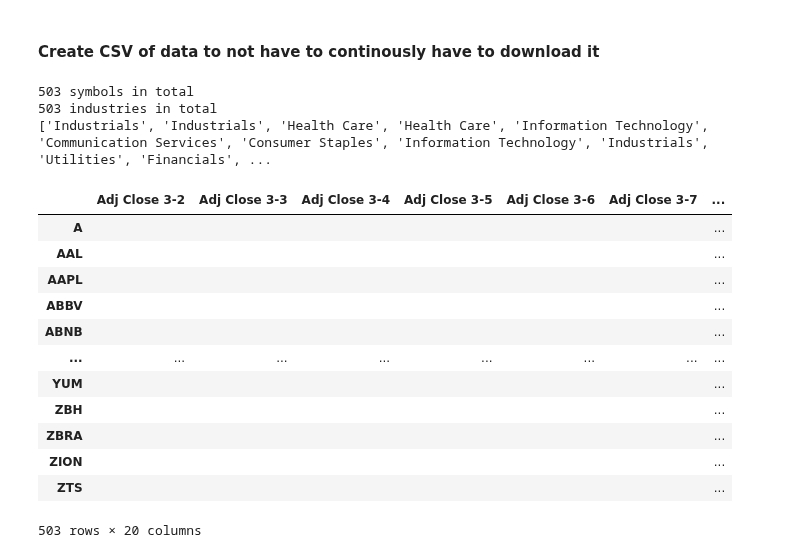
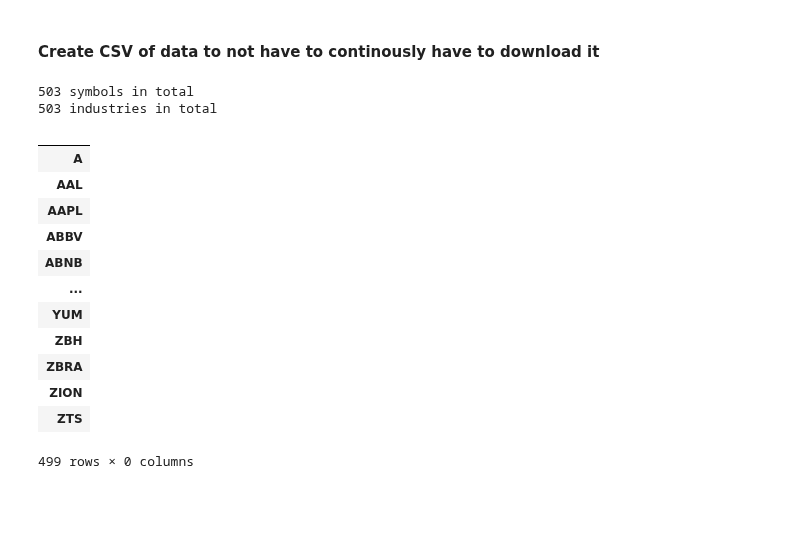
Before and after one commit to ktongk/BTT-JPMC-1, a Jupyter notebook: Anna/fresh.ipynb, the cells around one changed output. Saved outputs shown, nothing was run; the diff lists cells and outputs as text; code cells hidden in the pictures; blank space fills up the shorter version.

```diff
--- a/Anna/fresh.ipynb
+++ b/Anna/fresh.ipynb
@@ -33,9 +34,8 @@ for pair in symbols_industries:
 
 print("{} symbols in total".format(len(symbols)))
 print("{} industries in total".format(len(industries)))
-print(industries)
+#print(industries)
 # %% [output]
 503 symbols in total
 503 industries in total
-['Industrials', 'Industrials', 'Health Care', 'Health Care', 'Information Technology', 'Communication Services', 'Consumer Staples', 'Information Technology', 'Industrials', 'Utilities', 'Financials', ...
 # %%
@@ -46,25 +45,33 @@ os.makedirs(data_dir, exist_ok=True)
 # %%
 df_create = pd.DataFrame()
 company_names = sorted(symbols)
+company_names.remove('BF.B')
+company_names.remove('BRK.B')
+company_names.remove('KVUE')
+company_names.remove('VLTO')
+
+a = len(company_names)
+
 df_create.index = company_names
 days = []
-for i in range(2,22):
-    days.append("Adj Close 3-" + str(i))
+#for i in range(2,22):
+    #days.append("Adj Close 3-" + str(i))
 
-for day in days:
-    df_create[day] = 503 * ['']
+#for day in days:
+    #df_create[day] = a * ['']
 df_create
+#BF.B, BRK.B, KVUE, VLTO'
 # %% [output]
-|  | Adj Close 3-2 | Adj Close 3-3 | Adj Close 3-4 | Adj Close 3-5 | Adj Close 3-6 | Adj Close 3-7 | ... |
-| A |  |  |  |  |  |  | ... |
-| AAL |  |  |  |  |  |  | ... |
-| AAPL |  |  |  |  |  |  | ... |
-| ABBV |  |  |  |  |  |  | ... |
-| ABNB |  |  |  |  |  |  | ... |
-| ... | ... | ... | ... | ... | ... | ... | ... |
-| YUM |  |  |  |  |  |  | ... |
-| ZBH |  |  |  |  |  |  | ... |
-| ZBRA |  |  |  |  |  |  | ... |
-| ZION |  |  |  |  |  |  | ... |
-| ZTS |  |  |  |  |  |  | ... |
+|  |
+| A |
+| AAL |
+| AAPL |
+| ABBV |
+| ABNB |
+| ... |
+| YUM |
+| ZBH |
+| ZBRA |
+| ZION |
+| ZTS |
-503 rows × 20 columns
+499 rows × 0 columns
```
Also changed, not shown: parts of 11 cells of this notebook.
